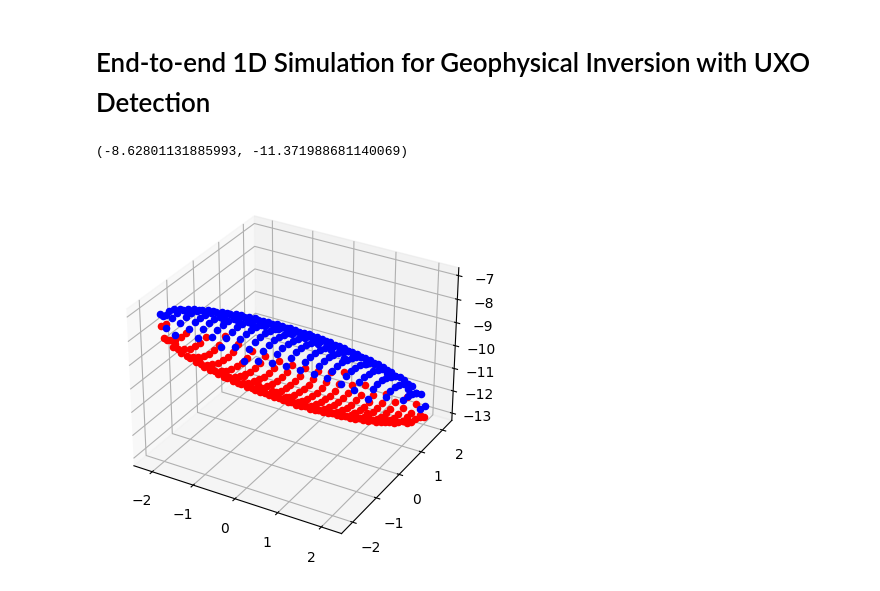
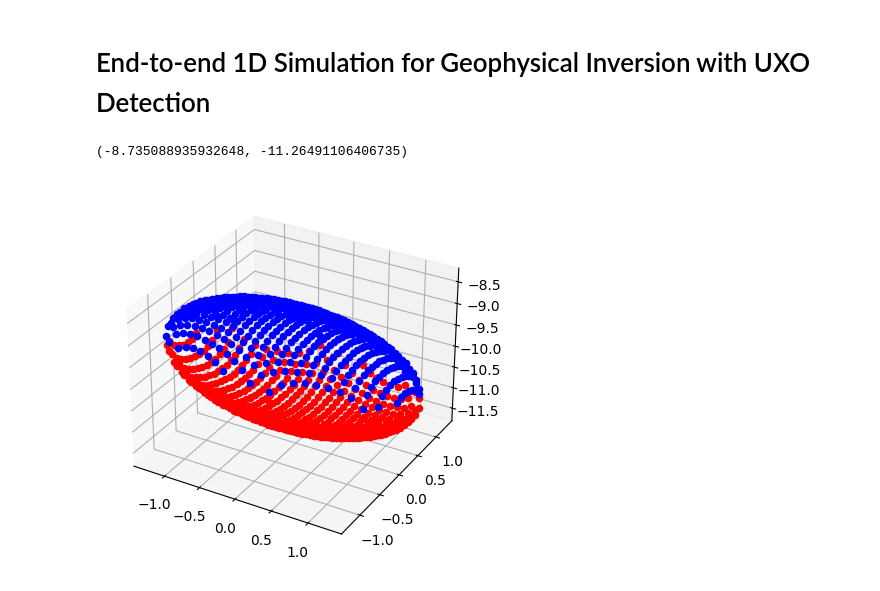
Before and after one commit to matthewhasman/Geophysical-Electromagnetic-Scanner, a Jupyter notebook: 1D_UXO_simulation/1D_UXO_simulation.ipynb, the cells around one changed output. Drawn from its saved outputs; the diff is of its cells as text; code cells hidden in the pictures.

```diff
--- a/1D_UXO_simulation/1D_UXO_simulation.ipynb
+++ b/1D_UXO_simulation/1D_UXO_simulation.ipynb
@@ -4,25 +4,25 @@
 import numpy as np
 from UXO_object import UXO_object
 # %%
-uxo = UXO_object(np.array([0, 0, -10]), 4, 1, 135, 45)
+uxo = UXO_object(np.array([0, 0, -10]), 2, 1, 135, 45)
 uxo.get_vertical_intersects(0, 0)
 # %% [output]
-(-8.62801131885993, -11.371988681140069)
+(-8.735088935932648, -11.26491106406735)
 # %%
-x_vals = np.linspace(-5, 5, 50)
-y_vals = np.linspace(-5, 5, 50)
+x_vals = np.linspace(-5, 5, 100)
+y_vals = np.linspace(-5, 5, 100)
 
 # plot the surface
 import matplotlib.pyplot as plt
 from mpl_toolkits.mplot3d import Axes3D
 fig = plt.figure()
 ax = fig.add_subplot(111, projection='3d')
 for x in x_vals:
     for y in y_vals:
         z = uxo.get_vertical_intersects(x, y)
         if z is not None:
             ax.scatter(x, y, z[0], c='b')
             ax.scatter(x, y, z[1], c='r')
 plt.show()
 # %% [output]
-[figure, old version]
+[figure, new version]
```
Also changed, not shown: 1 other file.
